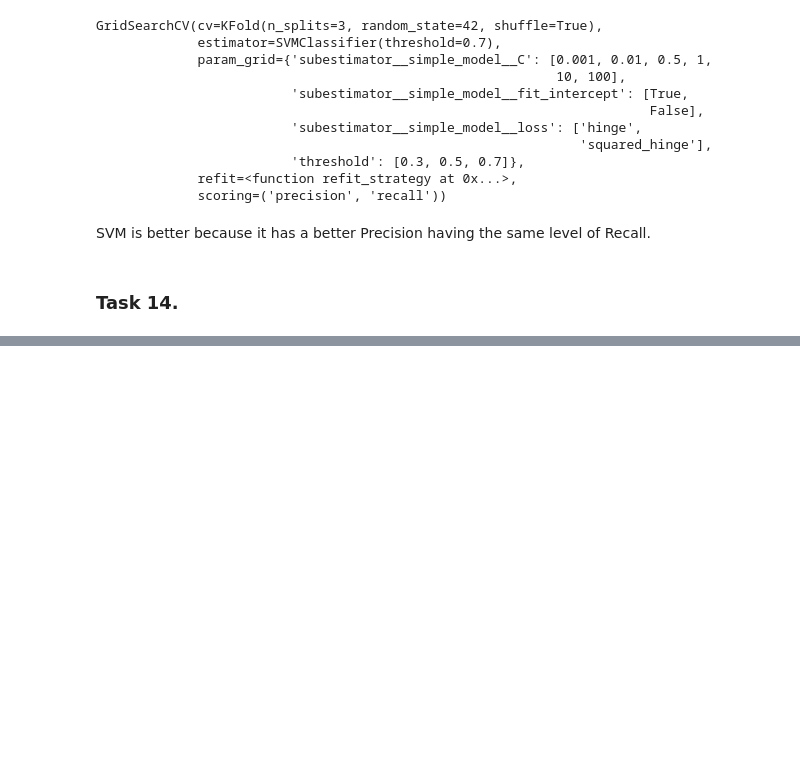
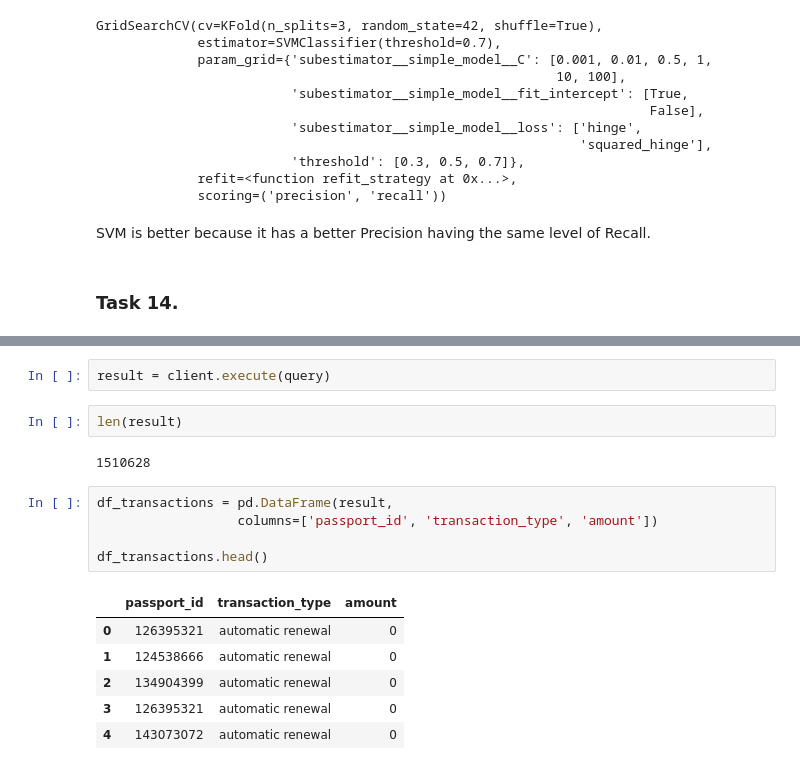
Before and after one commit to nktnlx/advanced_data_analysis_course, a Jupyter notebook: 04_ml/03_classification.ipynb, the cells around one changed output, grey strips where cells are left out. Cells and saved outputs as stored; diff of their text form; blank space fills up the shorter version.

```diff
--- a/04_ml/03_classification.ipynb
+++ b/04_ml/03_classification.ipynb
@@ -754,0 +771,18 @@ SVM is better because it has a better Precision having the same level of Recall.
+# %%
+result = client.execute(query)
+# %%
+len(result)
+# %% [output]
+1510628
+# %%
+df_transactions = pd.DataFrame(result,
+                  columns=['passport_id', 'transaction_type', 'amount'])
+
+df_transactions.head()
+# %% [output]
+|  | passport_id | transaction_type | amount |
+| 0 | 126395321 | automatic renewal | 0 |
+| 1 | 124538666 | automatic renewal | 0 |
+| 2 | 134904399 | automatic renewal | 0 |
+| 3 | 126395321 | automatic renewal | 0 |
+| 4 | 143073072 | automatic renewal | 0 |
```
Also changed, not shown: parts of 37 cells of this notebook.
